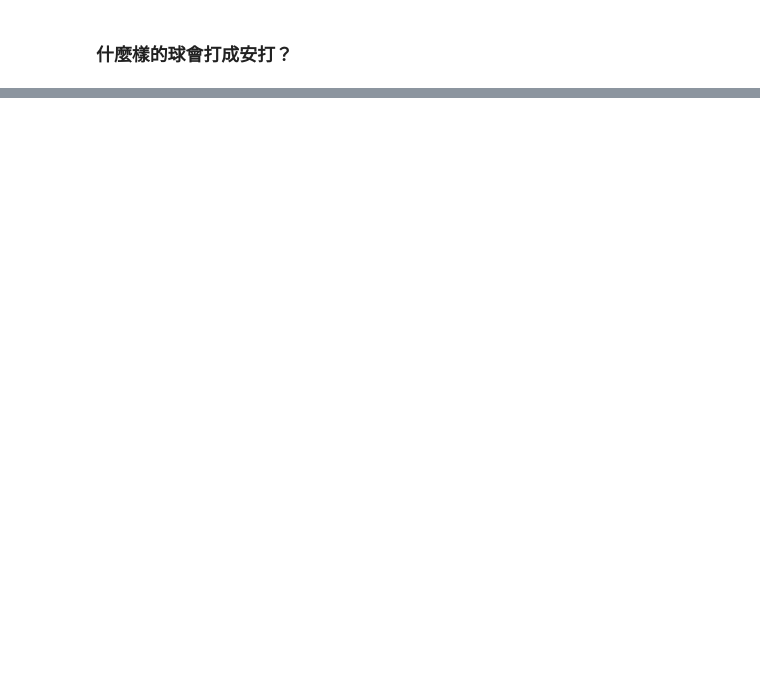
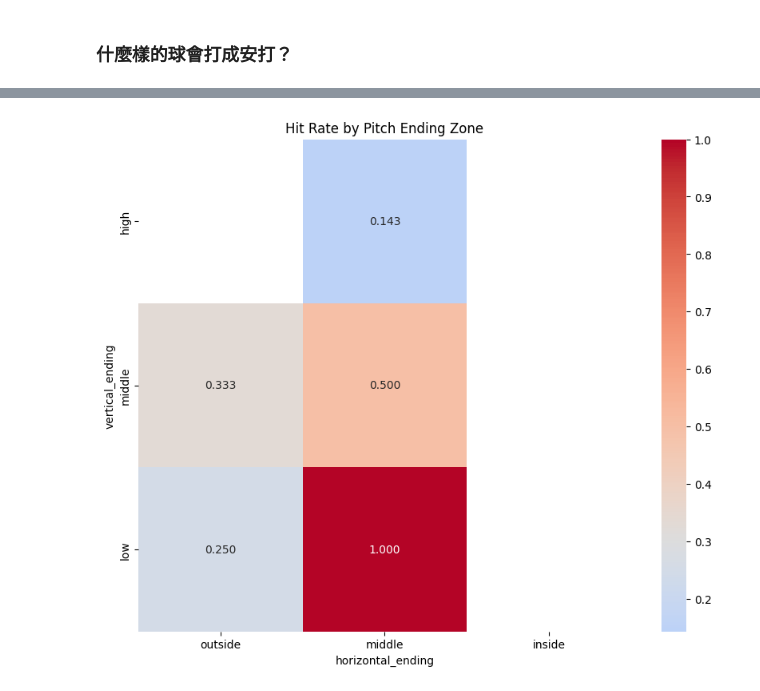
Before and after one commit to Shiou-Ju/jose-ramos-panama-batting, a Jupyter notebook: analysis/plate_preference.ipynb, the cells around one changed output, grey strips where cells are left out. Drawn from its saved outputs; the diff is of its cells as text; code cells hidden in the pictures; blank space fills up the shorter version.

Commit message:
feat: Analysis on hit rate by pitch ending zone

```diff
--- a/analysis/plate_preference.ipynb
+++ b/analysis/plate_preference.ipynb
@@ -26,0 +174,18 @@ Index(['id', 'abs_id', 'nth_pitch_ab', 'out_count', 'strike_count',
+# %%
+# 製作各位置安打率
+import itertools
+hit_rates_df = hit_rates.reset_index()
+hit_rates_df.columns = ['ending_combination', 'hit_rate']
+
+hit_rates_df[['horizontal_ending', 'vertical_ending']] = hit_rates_df['ending_combination'].str.split('_', expand=True)
+
+# ensure all 9 spots are included
+expected_combinations = pd.DataFrame(list(itertools.product(['inside', 'middle', 'outside'], ['high', 'middle', 'low'])),
+                                     columns=['horizontal_ending', 'vertical_ending'])
+expected_combinations['ending_combination'] = expected_combinations['horizontal_ending'] + '_' + expected_combinations['vertical_ending']
+
+# merge
+full_hit_rates_df = pd.merge(expected_combinations, hit_rates_df[['ending_combination', 'hit_rate']], on='ending_combination', how='left')
+
+
+hit_rates_df
@@ -26,0 +202,41 @@ Index(['id', 'abs_id', 'nth_pitch_ab', 'out_count', 'strike_count',
+# %%
+import seaborn as sns
+import matplotlib.pyplot as plt
+
+# last_pitches_of_hits_data = {
+#     'horizontal_ending': ['inside', 'outside', 'middle', 'inside', 'outside', 'middle', 'outside', 'middle', 'inside'],
+#     'vertical_ending': ['high', 'high', 'high',  'middle', 'middle', 'middle', 'low', 'low', 'low'],
+
+#     'hit_rate': hit_rates_df,
+# }
+
+# last_pitches_of_hits = pd.DataFrame(last_pitches_of_hits_data)
+
+# 創建 pivot table
+# pivot_table = last_pitches_of_hits.pivot(index='vertical_ending',
+#                                          columns='horizontal_ending', values='hit_rate')
+
+pivot_table = hit_rates_df.pivot(index='vertical_ending', columns='horizontal_ending', values='hit_rate').reindex(
+    columns=['inside', 'middle', 'outside'], index=['high', 'middle', 'low'])
+
+
+expected_vertical_order = ['high', 'middle', 'low']
+expected_horizontal_order = ['outside', 'middle', 'inside']
+
+
+pivot_table_reordered = pivot_table.reindex(index=expected_vertical_order,
+                                            columns=expected_horizontal_order)
+
+
+# cmap = sns.diverging_palette(240, 10, n=9, center="light", as_cmap=True)
+
+
+plt.figure(figsize=(10, 8))
+# sns.heatmap(pivot_table_reordered, annot=True,
+#             fmt=".3f", cmap=cmap, square=True)
+sns.heatmap(pivot_table_reordered, annot=True, fmt=".3f", cmap='coolwarm', square=True, center=0.3)
+
+plt.title("Hit Rate by Pitch Ending Zone")
+plt.show()
+# %% [output]
+[figure, added]
```
Also changed, not shown: parts of 16 cells of this notebook, 1 other file.
